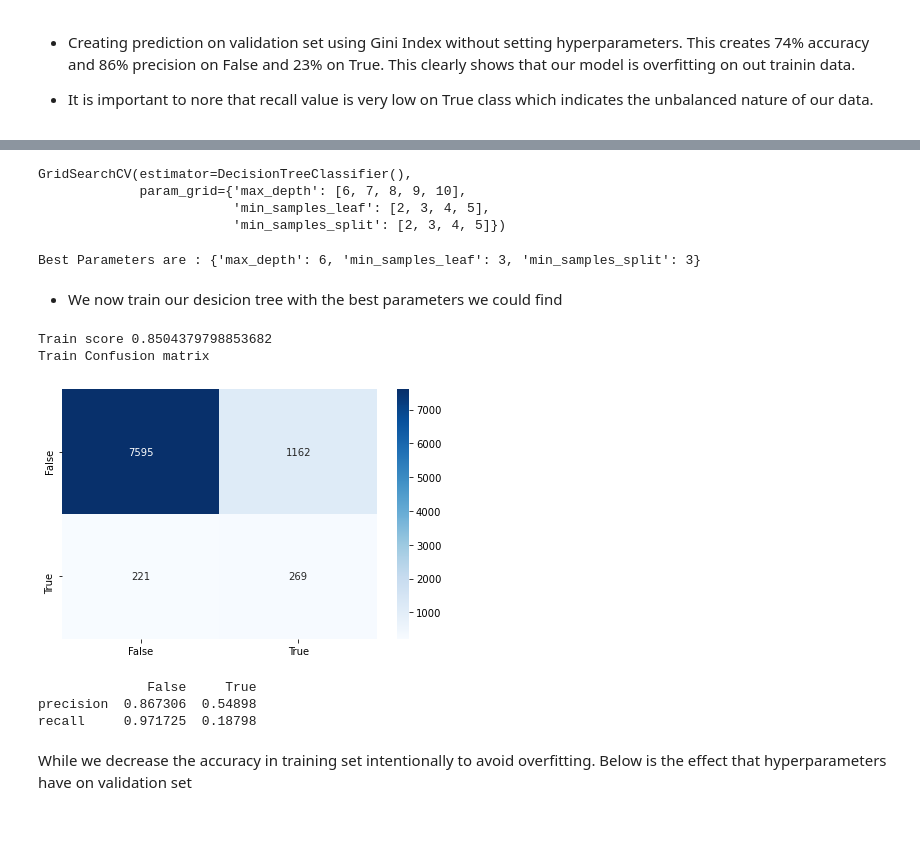
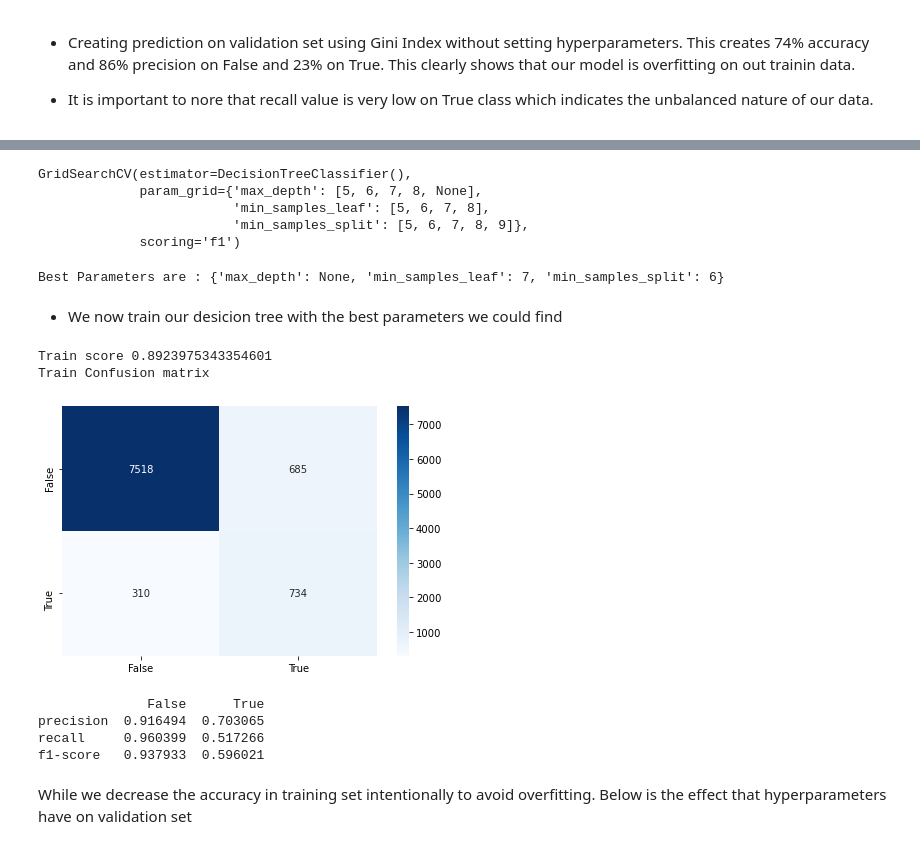
Before and after one commit to umitozmen/MachineLearning-CEGE04-Erebus, a Jupyter notebook: Erebus-Desicion-Tree-Report.ipynb, the cells around one changed output, grey strips where cells are left out. Drawn from its saved outputs; the diff is of its cells as text; code cells hidden in the pictures.

Commit message:
Desicion Tree Report in Jupyter Completed

```diff
--- a/Erebus-Desicion-Tree-Report.ipynb
+++ b/Erebus-Desicion-Tree-Report.ipynb
@@ -64,39 +74,39 @@ recall     0.838066  0.262055
 from sklearn import tree
 from sklearn.model_selection import GridSearchCV
 
-params = {'max_depth': [6,7,8,9,10],
-         'min_samples_split': [2,3,4,5],
-         'min_samples_leaf': [2,3,4,5]}
+params = {'max_depth': [5,6,7,8,None],
+          'min_samples_leaf': [5,6,7,8],
+          'min_samples_split': [5,6,7,8,9]
+         }
 # %%
-clf = tree.DecisionTreeClassifier()
-gcv = GridSearchCV(estimator=clf,param_grid=params)
+clf = tree.DecisionTreeClassifier(criterion='gini')
+gcv = GridSearchCV(estimator=clf,param_grid=params, scoring='f1')
 gcv.fit(x_train,y_train)
 # %% [output]
 GridSearchCV(estimator=DecisionTreeClassifier(),
-             param_grid={'max_depth': [6, 7, 8, 9, 10],
-                         'min_samples_leaf': [2, 3, 4, 5],
-                         'min_samples_split': [2, 3, 4, 5]})
+             param_grid={'max_depth': [5, 6, 7, 8, None],
+                         'min_samples_leaf': [5, 6, 7, 8],
+                         'min_samples_split': [5, 6, 7, 8, 9]},
+             scoring='f1')
 # %%
-model = gcv.best_estimator_
-model.fit(x_train,y_train)
-
 print(f'Best Parameters are : {gcv.best_params_}')
 # %% [output]
-Best Parameters are : {'max_depth': 6, 'min_samples_leaf': 3, 'min_samples_split': 3}
+Best Parameters are : {'max_depth': None, 'min_samples_leaf': 7, 'min_samples_split': 6}
 # %% [markdown]
 * We now train our desicion tree with the best parameters we could find
 # %%
-y_pred_train = model.predict(x_train)
-y_pred_test = model.predict(x_test)
+y_pred_train = gcv.predict(x_train)
+y_pred_test = gcv.predict(x_test)
 
 accuracy_cm_report(y_train, y_pred_train, class_names = class_names, dom='Train')
 # %% [output]
-Train score 0.8504379798853682
+Train score 0.8923975343354601
 Train Confusion matrix
-[figure, old version]
+[figure, new version]
-              False     True
-precision  0.867306  0.54898
-recall     0.971725  0.18798
+              False      True
+precision  0.916494  0.703065
+recall     0.960399  0.517266
+f1-score   0.937933  0.596021
 # %% [markdown]
 While we decrease the accuracy in training set intentionally to avoid overfitting. Below is the effect that hyperparameters have on validation set
 # %%
```
Also changed, not shown: parts of 22 cells of this notebook, 7 other files.
